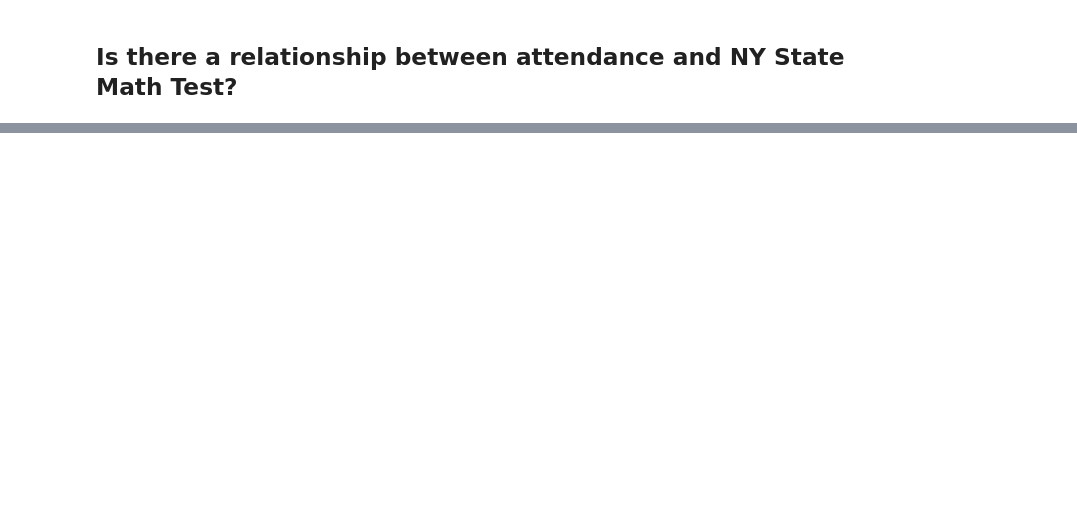
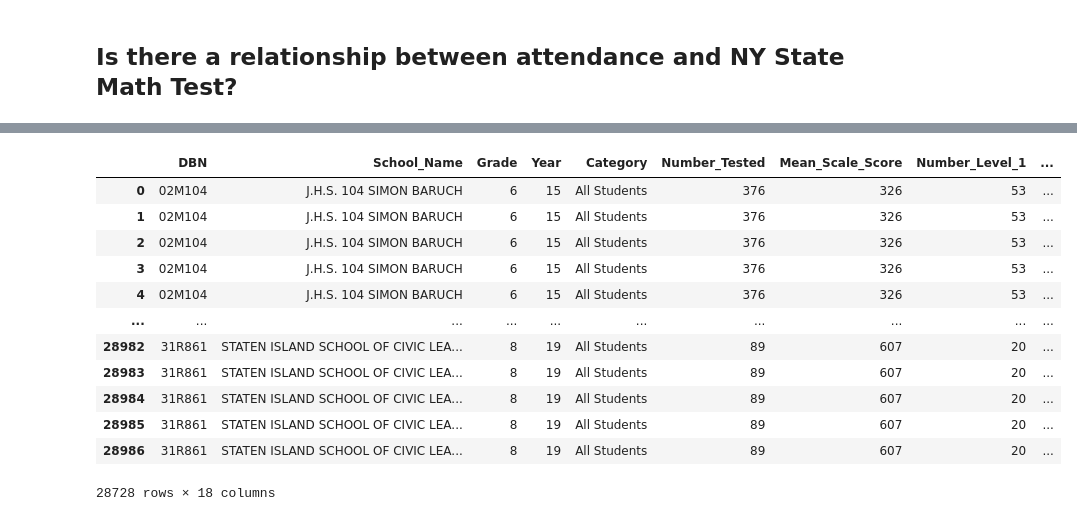
Before and after one commit to aalilyah/DS4a, a Jupyter notebook: Attendance & State Math Test.ipynb, the cells around one changed output, grey strips where cells are left out. Saved outputs shown, nothing was run; the diff lists cells and outputs as text; code cells hidden in the pictures; blank space fills up the shorter version.

```diff
--- a/Attendance & State Math Test.ipynb
+++ b/Attendance & State Math Test.ipynb
@@ -140,2 +87,2 @@ fix_year_att.to_csv('attendance_8thgrade')
 # %%
-att_results = fix_year_att.merge(fix_year_results, how = 'left', on = ['DBN', 'Year', 'Grade'])
+test= results.merge(att, how = 'left', on = ['DBN', 'Year'])
@@ -177,2 +109,18 @@ attvsresults.to_csv('attendace_corr_statemathtest')
+# %%
+test.dropna(axis = 0)
+# %% [output]
+|  | DBN | School_Name | Grade | Year | Category | Number_Tested | Mean_Scale_Score | Number_Level_1 | ... |
+| 0 | 02M104 | J.H.S. 104 SIMON BARUCH | 6 | 15 | All Students | 376 | 326 | 53 | ... |
+| 1 | 02M104 | J.H.S. 104 SIMON BARUCH | 6 | 15 | All Students | 376 | 326 | 53 | ... |
+| 2 | 02M104 | J.H.S. 104 SIMON BARUCH | 6 | 15 | All Students | 376 | 326 | 53 | ... |
+| 3 | 02M104 | J.H.S. 104 SIMON BARUCH | 6 | 15 | All Students | 376 | 326 | 53 | ... |
+| 4 | 02M104 | J.H.S. 104 SIMON BARUCH | 6 | 15 | All Students | 376 | 326 | 53 | ... |
+| ... | ... | ... | ... | ... | ... | ... | ... | ... | ... |
+| 28982 | 31R861 | STATEN ISLAND SCHOOL OF CIVIC LEA... | 8 | 19 | All Students | 89 | 607 | 20 | ... |
+| 28983 | 31R861 | STATEN ISLAND SCHOOL OF CIVIC LEA... | 8 | 19 | All Students | 89 | 607 | 20 | ... |
+| 28984 | 31R861 | STATEN ISLAND SCHOOL OF CIVIC LEA... | 8 | 19 | All Students | 89 | 607 | 20 | ... |
+| 28985 | 31R861 | STATEN ISLAND SCHOOL OF CIVIC LEA... | 8 | 19 | All Students | 89 | 607 | 20 | ... |
+| 28986 | 31R861 | STATEN ISLAND SCHOOL OF CIVIC LEA... | 8 | 19 | All Students | 89 | 607 | 20 | ... |
+28728 rows × 18 columns
 # %%
 #candle cart.. high low or mean.
```
Also changed, not shown: parts of 24 cells of this notebook.
